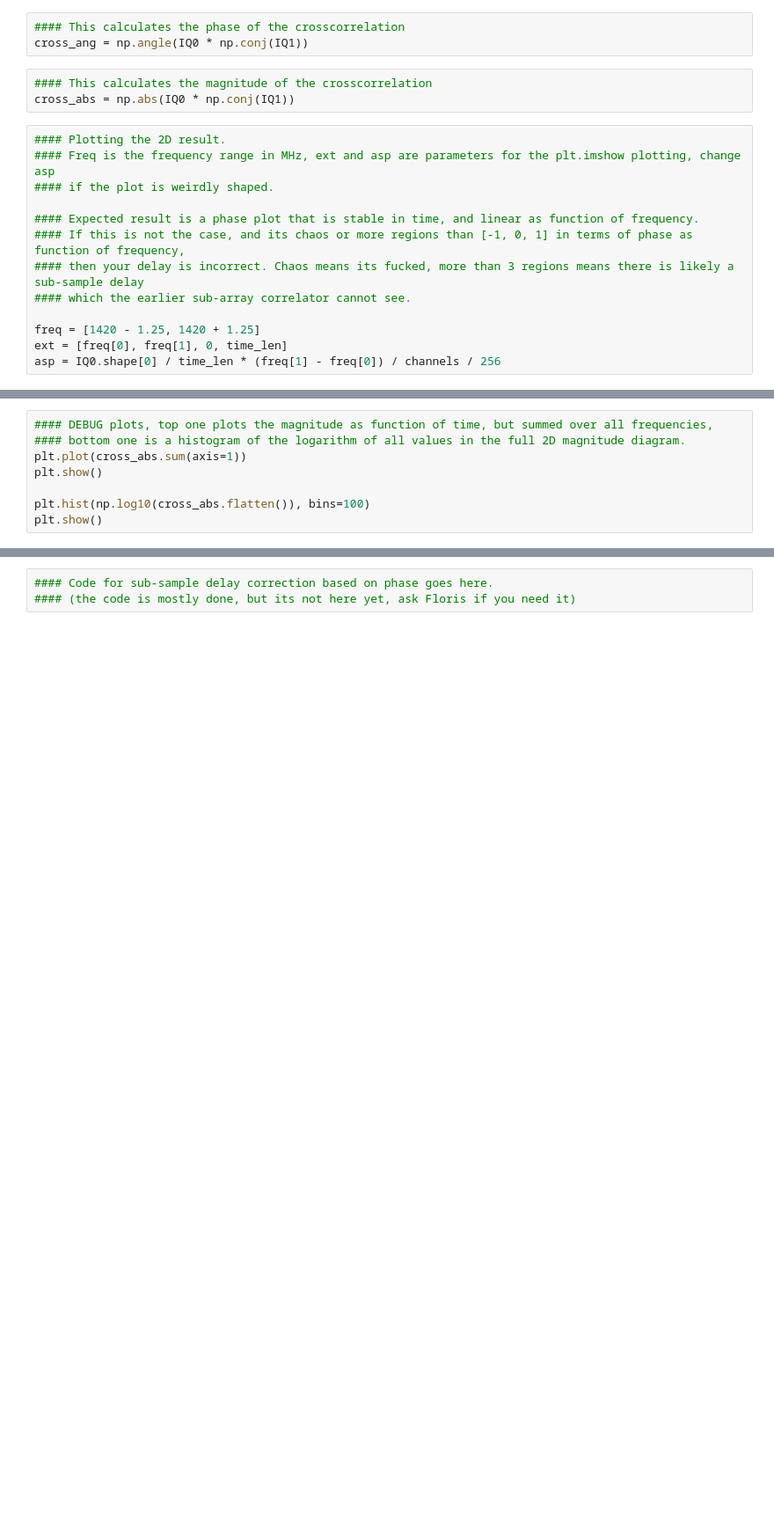
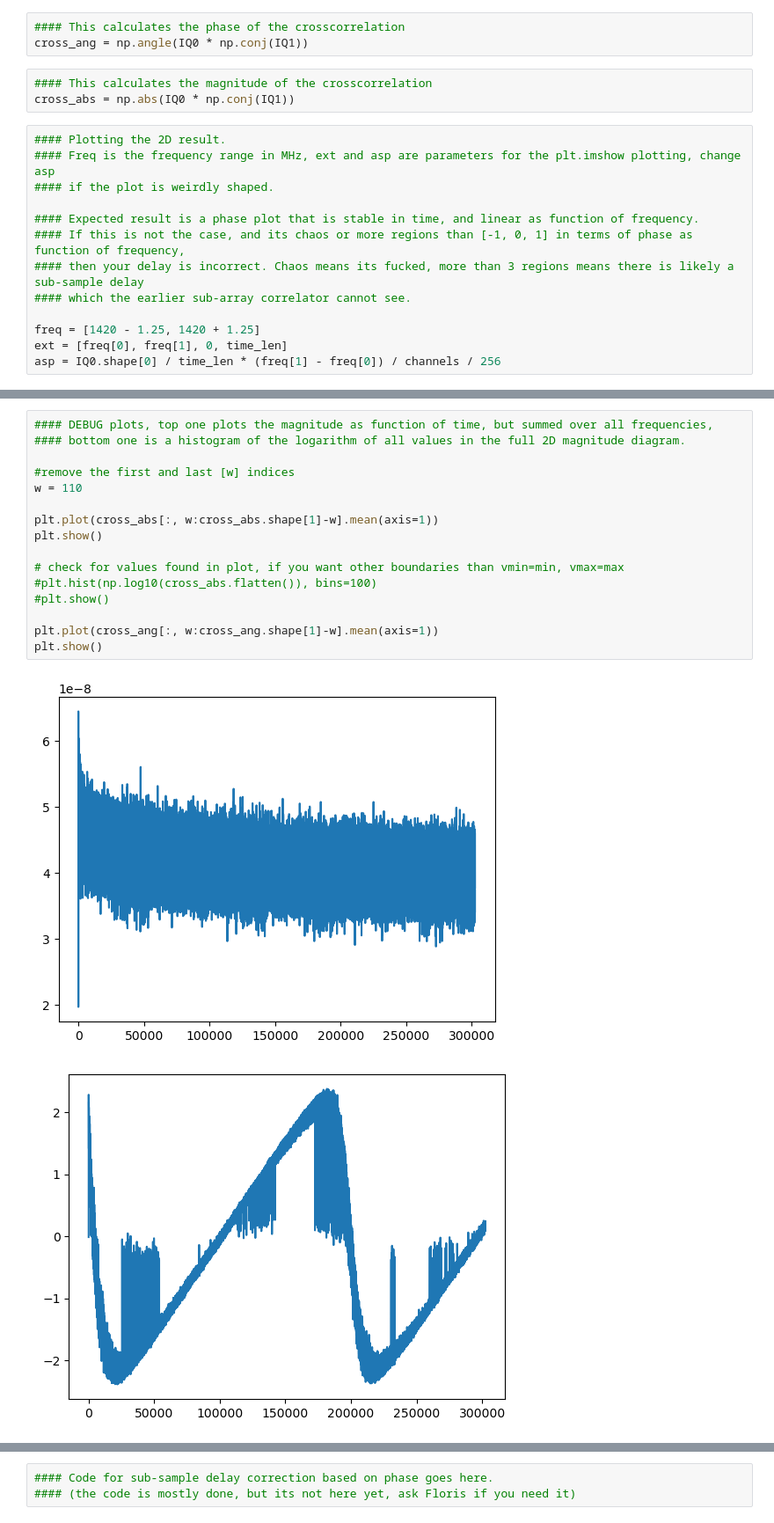
Before and after one commit to Bliodine/RA_Interferometer, a Jupyter notebook: Data acquisition/Data_delay_finder.ipynb, the cells around one changed output, grey strips where cells are left out. Shown at 88% size. Cells and saved outputs as stored; diff of their text form; blank space fills up the shorter version.

```diff
--- a/Data acquisition/Data_delay_finder.ipynb
+++ b/Data acquisition/Data_delay_finder.ipynb
@@ -157,11 +190,22 @@ plt.show()
 # %%
 #### DEBUG plots, top one plots the magnitude as function of time, but summed over all frequencies,
 #### bottom one is a histogram of the logarithm of all values in the full 2D magnitude diagram.
-plt.plot(cross_abs.sum(axis=1))
+
+#remove the first and last [w] indices
+w = 110
+
+plt.plot(cross_abs[:, w:cross_abs.shape[1]-w].mean(axis=1))
 plt.show()
 
-plt.hist(np.log10(cross_abs.flatten()), bins=100)
+# check for values found in plot, if you want other boundaries than vmin=min, vmax=max
+#plt.hist(np.log10(cross_abs.flatten()), bins=100)
+#plt.show()
+
+plt.plot(cross_ang[:, w:cross_ang.shape[1]-w].mean(axis=1))
 plt.show()
+# %% [output]
+[figure, added]
+[figure, added]
 # %%
 #### The sum of the phase over the time-axis can also be useful to see slight deviations.
 #### It is plotted below.
```
Also changed, not shown: parts of 14 cells of this notebook, 3 other files.
